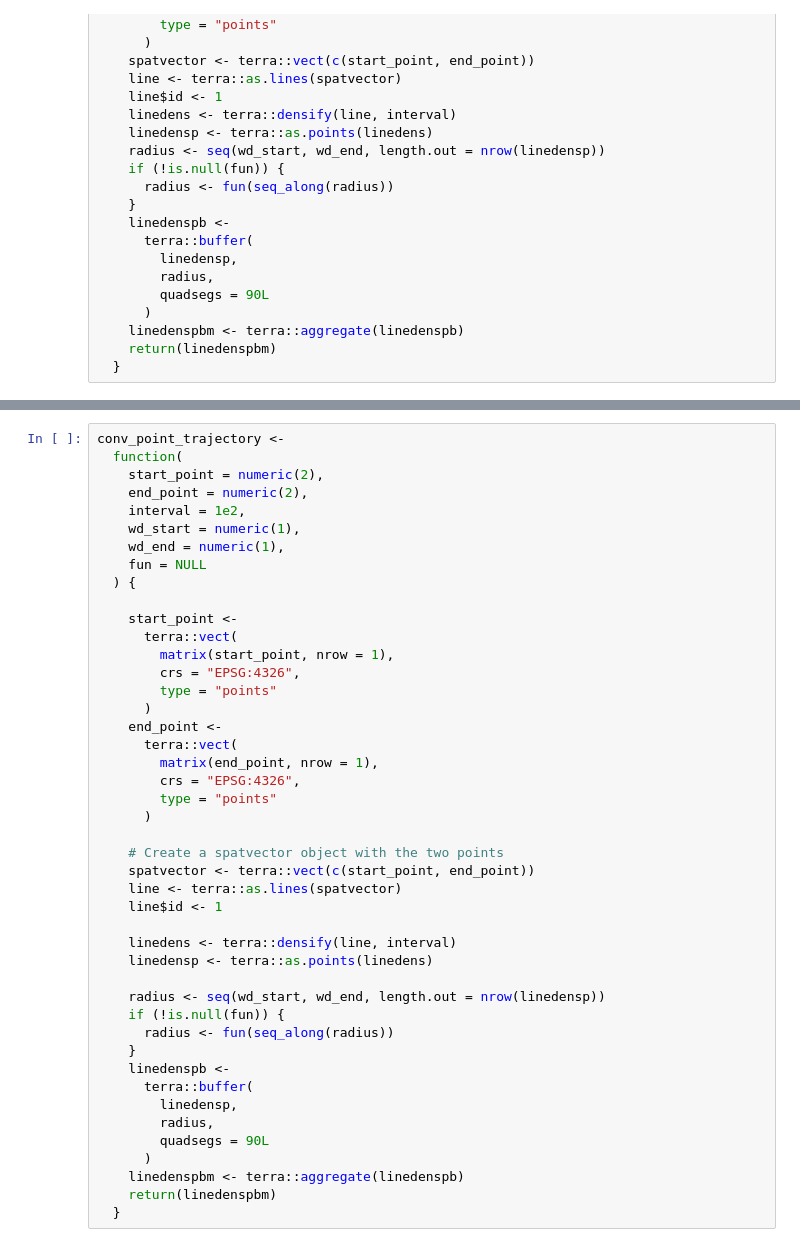
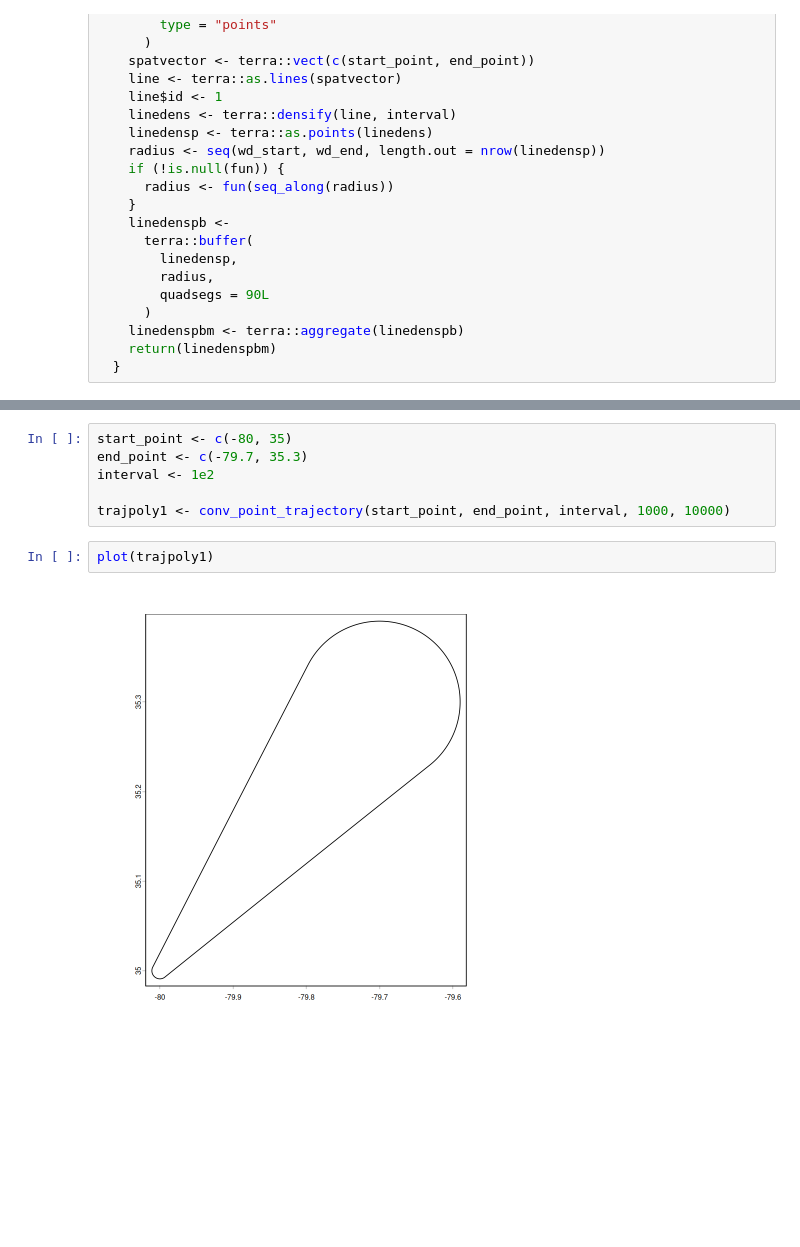
Before and after one commit to sigmafelix/sigmafelix.github.io, a Jupyter notebook: posts/tornado-trajectories/index.ipynb, the cells around one changed output, grey strips where cells are left out. Cells and saved outputs as stored; diff of their text form; blank space fills up the shorter version.

```diff
--- a/posts/tornado-trajectories/index.ipynb
+++ b/posts/tornado-trajectories/index.ipynb
@@ -156,46 +65,11 @@ library(terra)
-# %%
-conv_point_trajectory <-
-  function(
-    start_point = numeric(2),
-    end_point = numeric(2),
-    interval = 1e2,
-    wd_start = numeric(1),
-    wd_end = numeric(1),
-    fun = NULL
-  ) {
-
-    start_point <-
-      terra::vect(
-        matrix(start_point, nrow = 1),
-        crs = "EPSG:4326",
-        type = "points"
-      )
-    end_point <-
-      terra::vect(
-        matrix(end_point, nrow = 1),
-        crs = "EPSG:4326",
-        type = "points"
-      )
-
-    # Create a spatvector object with the two points
-    spatvector <- terra::vect(c(start_point, end_point))
-    line <- terra::as.lines(spatvector)
-    line$id <- 1
-
-    linedens <- terra::densify(line, interval)
-    linedensp <- terra::as.points(linedens)
-
-    radius <- seq(wd_start, wd_end, length.out = nrow(linedensp))
-    if (!is.null(fun)) {
-      radius <- fun(seq_along(radius))
-    }
-    linedenspb <-
-      terra::buffer(
-        linedensp,
-        radius,
-        quadsegs = 90L
-      )
-    linedenspbm <- terra::aggregate(linedenspb)
-    return(linedenspbm)
-  }
+# %%
+start_point <- c(-80, 35)
+end_point <- c(-79.7, 35.3)
+interval <- 1e2
+
+trajpoly1 <- conv_point_trajectory(start_point, end_point, interval, 1000, 10000)
+# %%
+plot(trajpoly1)
+# %% [output]
+[figure, added]
 # %% [markdown]
```
Also changed, not shown: parts of 16 cells of this notebook, 1 other file.
